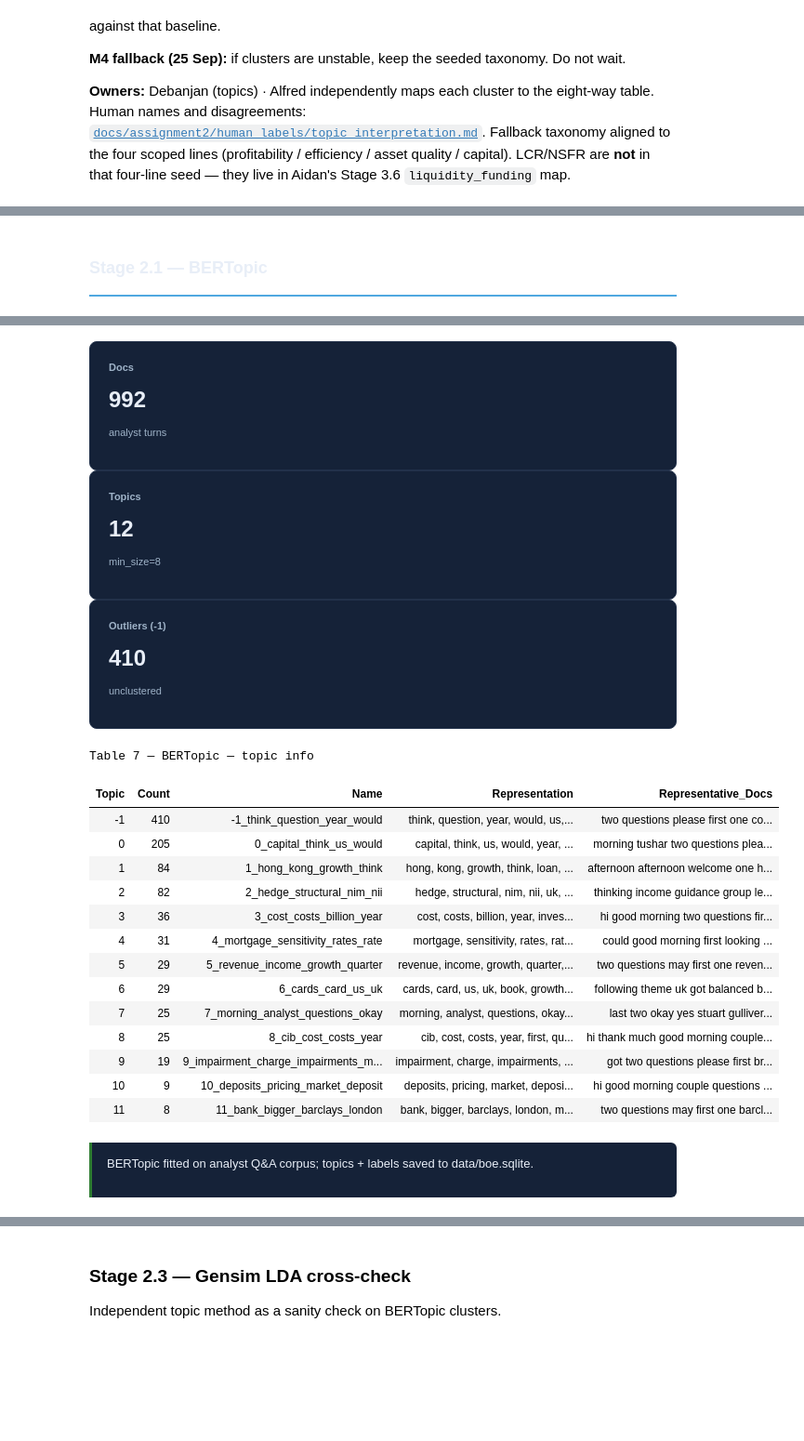
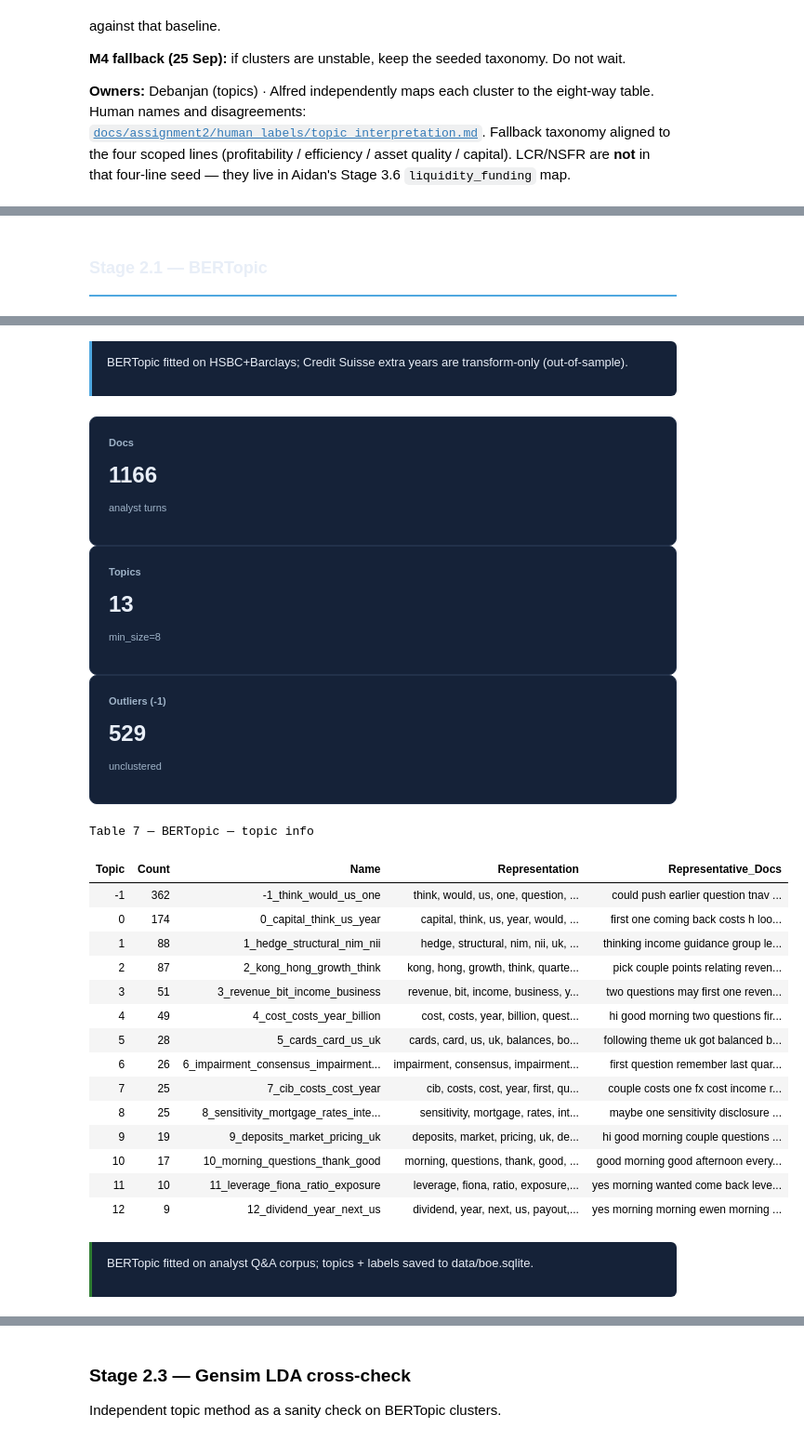
Before and after one commit to susanavenda/boe-earnings-insights, a Jupyter notebook: notebooks/boe_earnings_insights.ipynb, the cells around one changed output, grey strips where cells are left out. Shown at 93% size. Cells and saved outputs as stored; diff of their text form; code cells hidden in the pictures; blank space fills up the shorter version.

Commit message:
Record the executed notebook and Credit Suisse 2020–2022 FinBERT trend so the disclosed Q4 2022 NULL matches the live run.

```diff
--- a/notebooks/boe_earnings_insights.ipynb
+++ b/notebooks/boe_earnings_insights.ipynb
@@ -1254,8 +1248,24 @@ topic_model = BERTopic(
     verbose=True,
 )
 
-topics, probs = topic_model.fit_transform(corpus_df['clean_text'].tolist())
-corpus_df['topic'] = topics
+# Fit on HSBC+Barclays so Topic 1 (A1) is not moved by the CS extra-year dump.
+# Credit Suisse is out-of-sample: transform() only.
+_fit_mask = corpus_df['bank'].astype(str).str.lower().isin(['hsbc', 'barclays'])
+_fit_df = corpus_df[_fit_mask].copy()
+_cs_df = corpus_df[~_fit_mask].copy()
+_fit_texts = _fit_df['clean_text'].tolist() if len(_fit_df) else corpus_df['clean_text'].tolist()
+topics, probs = topic_model.fit_transform(_fit_texts)
+if len(_fit_df):
+    _fit_df['topic'] = topics
+    if len(_cs_df):
+        cs_topics, _ = topic_model.transform(_cs_df['clean_text'].tolist())
+        _cs_df['topic'] = cs_topics
+        corpus_df = pd.concat([_fit_df, _cs_df], ignore_index=True)
+        insight('BERTopic fitted on HSBC+Barclays; Credit Suisse extra years are transform-only (out-of-sample).', kind='info')
+    else:
+        corpus_df = _fit_df
+else:
+    corpus_df['topic'] = topics
 _save('corpus_analyst', corpus_df)
 
 topic_info = topic_model.get_topic_info()
@@ -1289,28 +1305,30 @@ Stage 2.1 — BERTopic
-Docs
-992
-analyst turns
-Topics
-12
-min_size=8
-Outliers (-1)
-410
-unclustered
+BERTopic fitted on HSBC+Barclays; Credit Suisse extra years are transform-only (out-of-sample).
+Docs
+1166
+analyst turns
+Topics
+13
+min_size=8
+Outliers (-1)
+529
+unclustered
 Table 7 — BERTopic — topic info
 | Topic | Count | Name | Representation | Representative_Docs |
-| -1 | 410 | -1_think_question_year_would | think, question, year, would, us,... | two questions please first one co... |
-| 0 | 205 | 0_capital_think_us_would | capital, think, us, would, year, ... | morning tushar two questions plea... |
-| 1 | 84 | 1_hong_kong_growth_think | hong, kong, growth, think, loan, ... | afternoon afternoon welcome one h... |
-| 2 | 82 | 2_hedge_structural_nim_nii | hedge, structural, nim, nii, uk, ... | thinking income guidance group le... |
-| 3 | 36 | 3_cost_costs_billion_year | cost, costs, billion, year, inves... | hi good morning two questions fir... |
-| 4 | 31 | 4_mortgage_sensitivity_rates_rate | mortgage, sensitivity, rates, rat... | could good morning first looking ... |
-| 5 | 29 | 5_revenue_income_growth_quarter | revenue, income, growth, quarter,... | two questions may first one reven... |
-| 6 | 29 | 6_cards_card_us_uk | cards, card, us, uk, book, growth... | following theme uk got balanced b... |
-| 7 | 25 | 7_morning_analyst_questions_okay | morning, analyst, questions, okay... | last two okay yes stuart gulliver... |
-| 8 | 25 | 8_cib_cost_costs_year | cib, cost, costs, year, first, qu... | hi thank much good morning couple... |
-| 9 | 19 | 9_impairment_charge_impairments_m... | impairment, charge, impairments, ... | got two questions please first br... |
-| 10 | 9 | 10_deposits_pricing_market_deposit | deposits, pricing, market, deposi... | hi good morning couple questions ... |
-| 11 | 8 | 11_bank_bigger_barclays_london | bank, bigger, barclays, london, m... | two questions may first one barcl... |
+| -1 | 362 | -1_think_would_us_one | think, would, us, one, question, ... | could push earlier question tnav ... |
+| 0 | 174 | 0_capital_think_us_year | capital, think, us, year, would, ... | first one coming back costs h loo... |
+| 1 | 88 | 1_hedge_structural_nim_nii | hedge, structural, nim, nii, uk, ... | thinking income guidance group le... |
+| 2 | 87 | 2_kong_hong_growth_think | kong, hong, growth, think, quarte... | pick couple points relating reven... |
+| 3 | 51 | 3_revenue_bit_income_business | revenue, bit, income, business, y... | two questions may first one reven... |
+| 4 | 49 | 4_cost_costs_year_billion | cost, costs, year, billion, quest... | hi good morning two questions fir... |
+| 5 | 28 | 5_cards_card_us_uk | cards, card, us, uk, balances, bo... | following theme uk got balanced b... |
+| 6 | 26 | 6_impairment_consensus_impairment... | impairment, consensus, impairment... | first question remember last quar... |
+| 7 | 25 | 7_cib_costs_cost_year | cib, costs, cost, year, first, qu... | couple costs one fx cost income r... |
+| 8 | 25 | 8_sensitivity_mortgage_rates_inte... | sensitivity, mortgage, rates, int... | maybe one sensitivity disclosure ... |
+| 9 | 19 | 9_deposits_market_pricing_uk | deposits, market, pricing, uk, de... | hi good morning couple questions ... |
+| 10 | 17 | 10_morning_questions_thank_good | morning, questions, thank, good, ... | good morning good afternoon every... |
+| 11 | 10 | 11_leverage_fiona_ratio_exposure | leverage, fiona, ratio, exposure,... | yes morning wanted come back leve... |
+| 12 | 9 | 12_dividend_year_next_us | dividend, year, next, us, payout,... | yes morning morning ewen morning ... |
-BERTopic fitted on analyst Q&A corpus; topics + labels saved to data/boe.sqlite.
+BERTopic fitted on analyst Q&A corpus; topics + labels saved to data/boe.sqlite.
 # %%
 ## @title 2.2 Topic frequency chart
 section_header('Stage 2.2 — Topic frequency')
```
Also changed, not shown: parts of 41 cells of this notebook, 7 other files.
